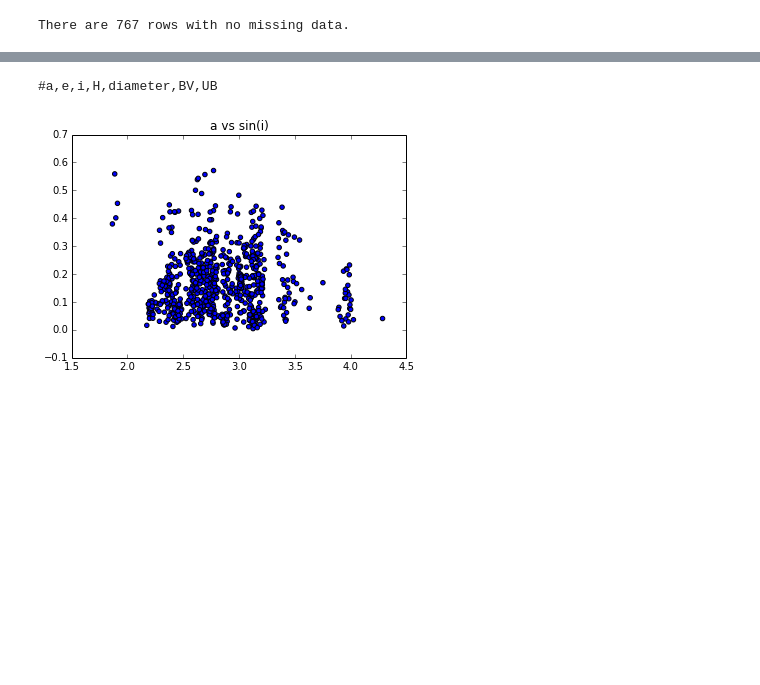
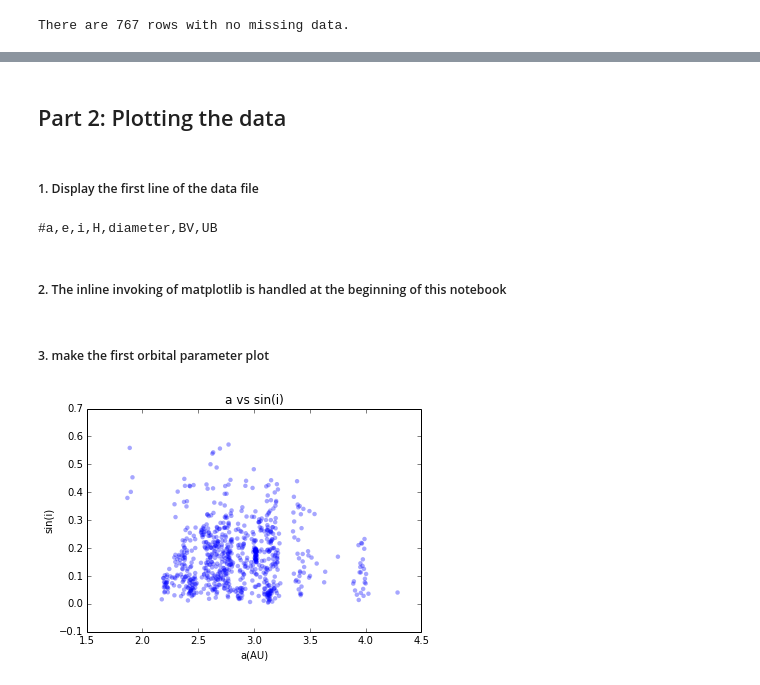
Before and after one commit to yixinmao/2014_fall_ASTR599, a Jupyter notebook: jwebst/HW1.ipynb, the cells around one changed output, grey strips where cells are left out. Saved outputs shown, nothing was run; the diff lists cells and outputs as text; code cells hidden in the pictures; blank space fills up the shorter version.

```diff
--- a/jwebst/HW1.ipynb
+++ b/jwebst/HW1.ipynb
@@ -44,9 +52,19 @@ the column stds     are [  0.38068924   0.07057209   6.25581047   1.4261952   65
+# %% [markdown]
+## Part 2: Plotting the data
+# %% [markdown]
+##### 1. Display the first line of the data file
 # %%
 !head -n 1 ../data/asteroids5000.csv
 # %% [output]
 #a,e,i,H,diameter,BV,UB
+# %% [markdown]
+##### 2. The inline invoking of matplotlib is handled at the beginning of this notebook
+# %% [markdown]
+##### 3. make the first orbital parameter plot
 # %%
-plt.pyplot.scatter(goodAst[:,0],np.sin(goodAst[:,2]*np.pi/180));
-plt.pyplot.title('a vs sin(i)');
+plt.pyplot.scatter(goodAst[:,0],np.sin(goodAst[:,2]*np.pi/180),alpha=.35,linewidths=0);
+plt.pyplot.title ('a vs sin(i)');
+plt.pyplot.xlabel('a(AU)');
+plt.pyplot.ylabel('sin(i)');
 # %% [output]
-[figure, old version]
+[figure, new version]
```
Also changed, not shown: parts of 21 cells of this notebook.
